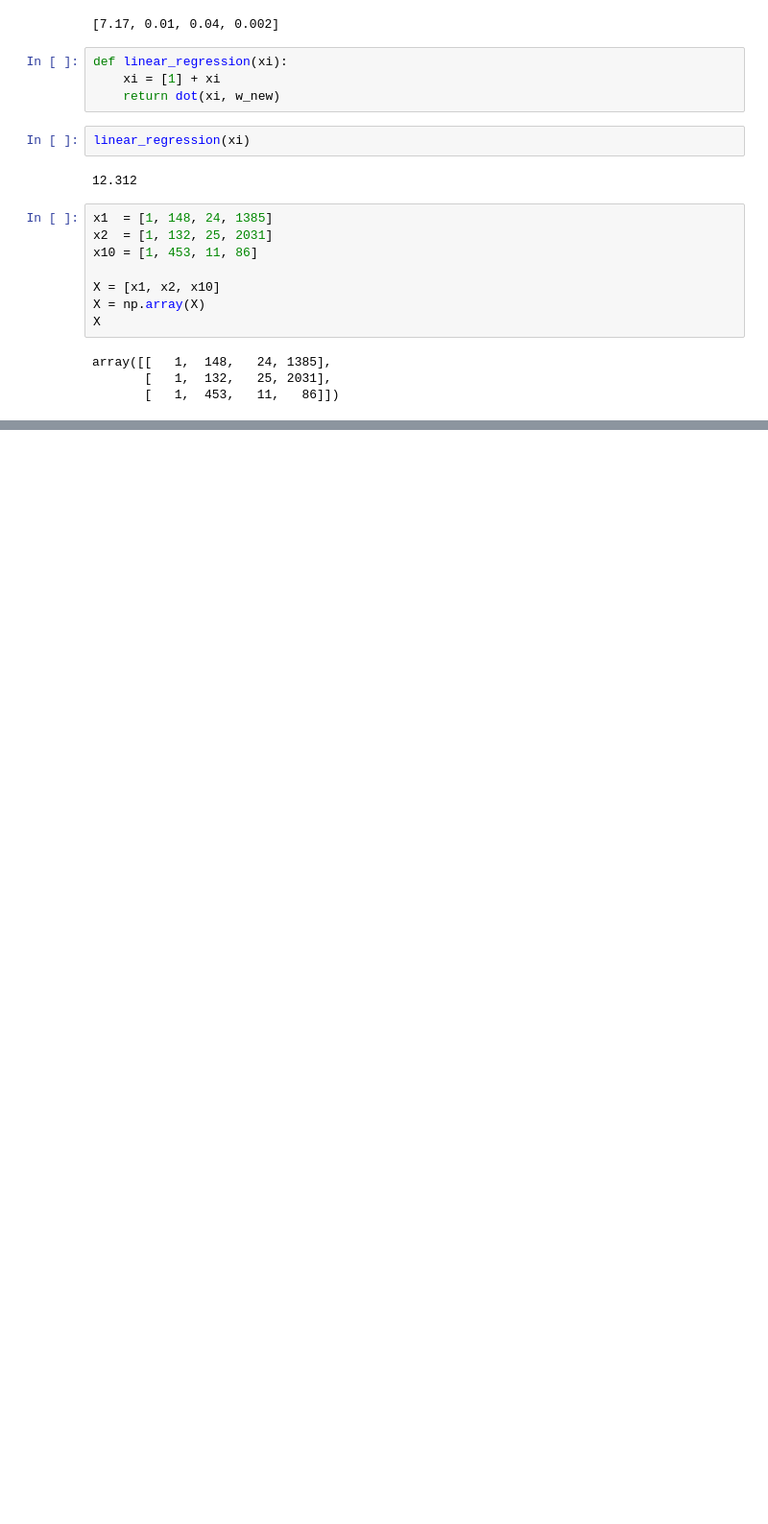
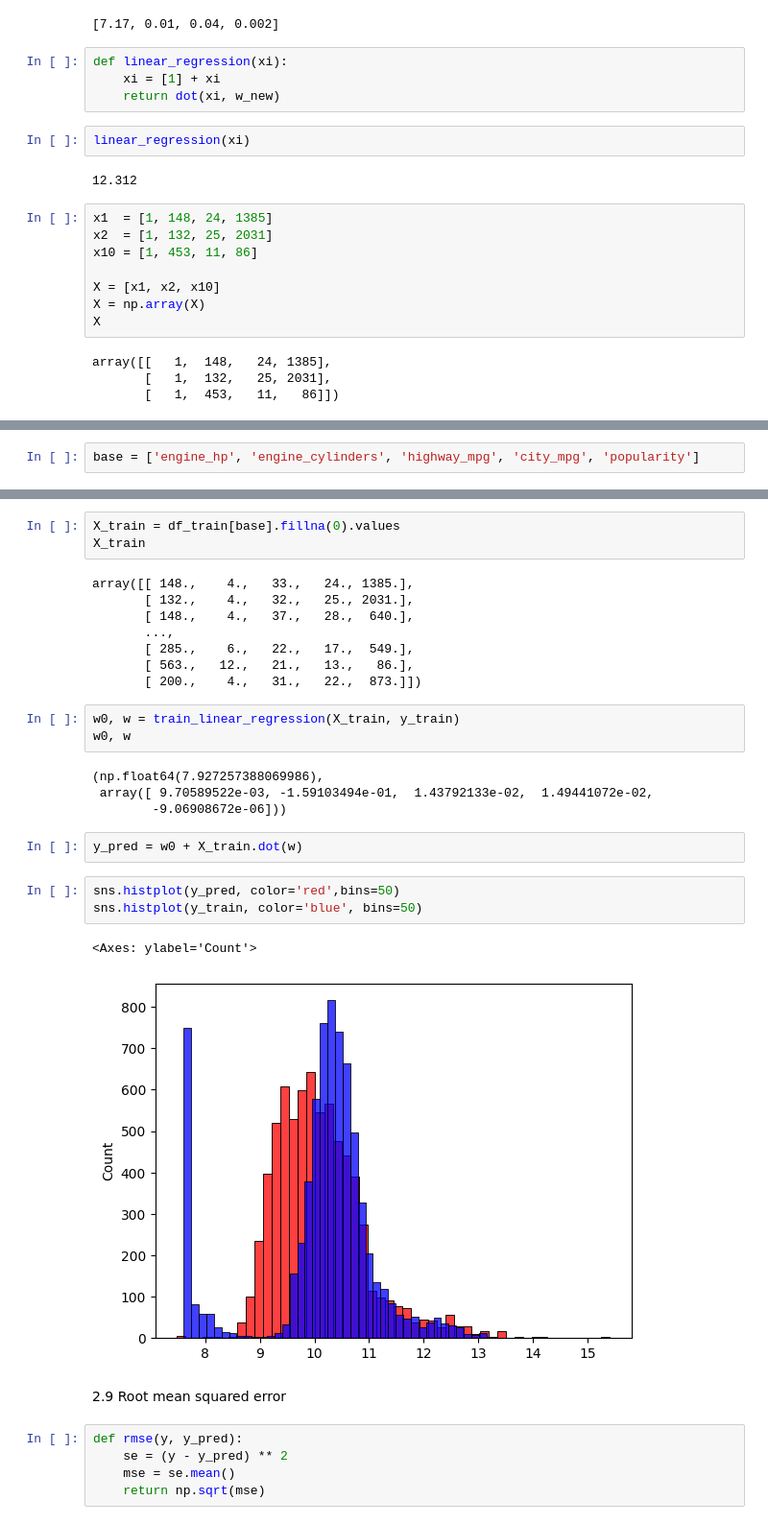
Before and after one commit to oillypump/mleng_ttr, a Jupyter notebook: 02-regression/notebook/car-price-pred.ipynb, the cells around one changed output, grey strips where cells are left out. Shown at 96% size. Cells and saved outputs as stored; diff of their text form; blank space fills up the shorter version.

Commit message:
regression

```diff
--- a/02-regression/notebook/car-price-pred.ipynb
+++ b/02-regression/notebook/car-price-pred.ipynb
@@ -414,0 +511,2 @@ array([12.38 , 13.552, 12.312])
+# %%
+base = ['engine_hp', 'engine_cylinders', 'highway_mpg', 'city_mpg', 'popularity']
@@ -414,0 +543,33 @@ array([12.38 , 13.552, 12.312])
+# %%
+X_train = df_train[base].fillna(0).values
+X_train
+# %% [output]
+array([[ 148.,    4.,   33.,   24., 1385.],
+       [ 132.,    4.,   32.,   25., 2031.],
+       [ 148.,    4.,   37.,   28.,  640.],
+       ...,
+       [ 285.,    6.,   22.,   17.,  549.],
+       [ 563.,   12.,   21.,   13.,   86.],
+       [ 200.,    4.,   31.,   22.,  873.]])
+# %%
+w0, w = train_linear_regression(X_train, y_train)
+w0, w
+# %% [output]
+(np.float64(7.927257388069986),
+ array([ 9.70589522e-03, -1.59103494e-01,  1.43792133e-02,  1.49441072e-02,
+        -9.06908672e-06]))
+# %%
+y_pred = w0 + X_train.dot(w)
+# %%
+sns.histplot(y_pred, color='red',bins=50)
+sns.histplot(y_train, color='blue', bins=50)
+# %% [output]
+<Axes: ylabel='Count'>
+[figure, added]
+# %% [markdown]
+2.9 Root mean squared error
+# %%
+def rmse(y, y_pred):
+    se = (y - y_pred) ** 2
+    mse = se.mean()
+    return np.sqrt(mse)
```
Also changed, not shown: parts of 51 cells of this notebook, 7 other files.
